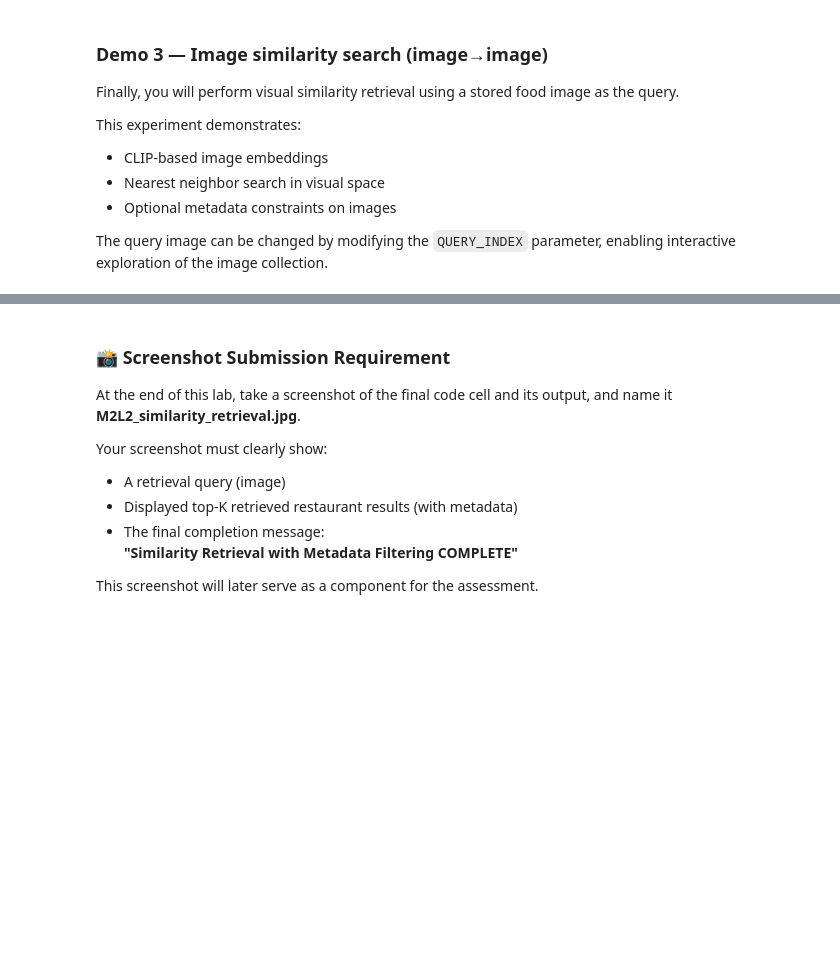
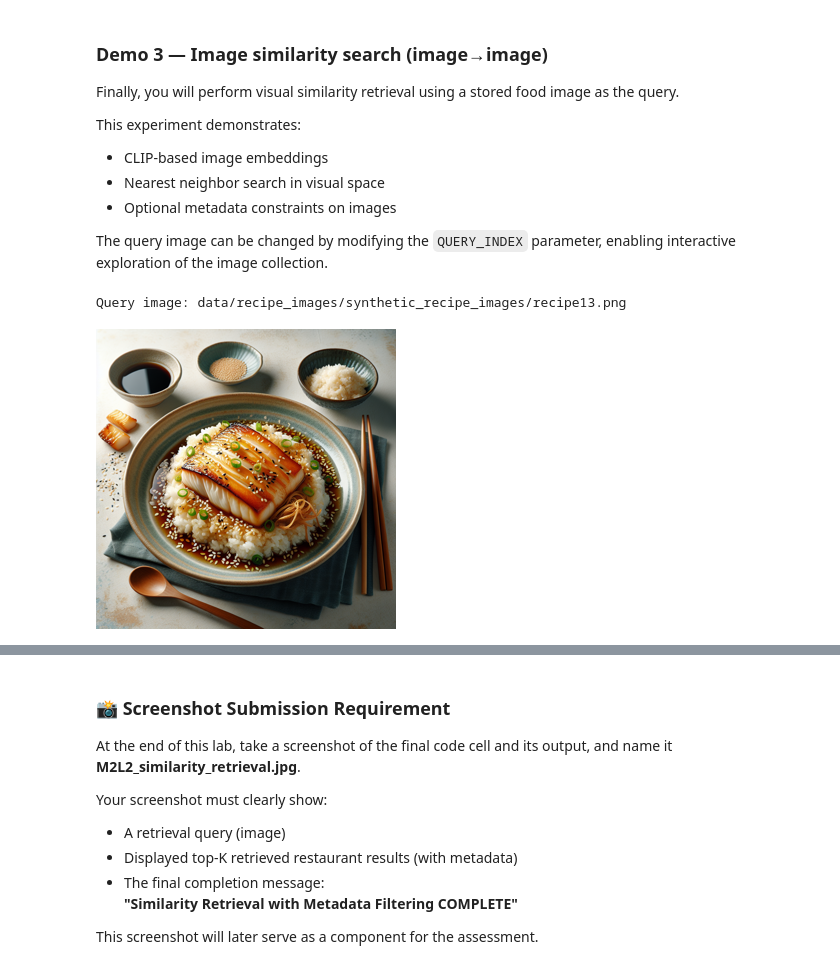
Before and after one commit to zahrahanifehlou/RAG-and-Agentic-AI-Capstone-Project, a Jupyter notebook: M2L2_Lab.ipynb, the cells around one changed output, grey strips where cells are left out. Cells and saved outputs as stored; diff of their text form; code cells hidden in the pictures; blank space fills up the shorter version.

```diff
--- a/M2L2_Lab.ipynb
+++ b/M2L2_Lab.ipynb
@@ -323,29 +405,22 @@ The query image can be changed by modifying the `QUERY_INDEX` parameter, enablin
 # %%
 # ================================
 # Demo 3 — Image similarity search (image→image)
 # ================================
 
 meta_all = image_db._collection.get(include=["metadatas"])["metadatas"]
 
-QUERY_INDEX = 0  # ← change this (0 … N-1) to try different images
+QUERY_INDEX = 14  # ← change this (0 … N-1) to try different images
 
 if QUERY_INDEX >= len(meta_all):
     raise ValueError("QUERY_INDEX out of range.")
 
 query_img = meta_all[QUERY_INDEX]["image_path"]
 
 print(f"Query image: {query_img}")
 img = Image.open(query_img)
 img.thumbnail((300, 300))
 display(img)
 # display(Image.open(query_img))
-
-# TODO:
-# 1. Create an optional metadata filter for recipe images
-# 2. Retrieve the top-5 most similar images using query_img
-# 3. Display the retrieved results with metadata (use title="Demo 3 — Image similarity search (image→image)" when printing results)
-
-# your code here
-
-print("✅ Demo 3 complete")
-print("🎉 Similarity Retrieval with Metadata Filtering COMPLETE")
+# %% [output]
+Query image: data/recipe_images/synthetic_recipe_images/recipe13.png
+[figure, added]
```
Also changed, not shown: parts of 9 cells of this notebook, 3 other files.
